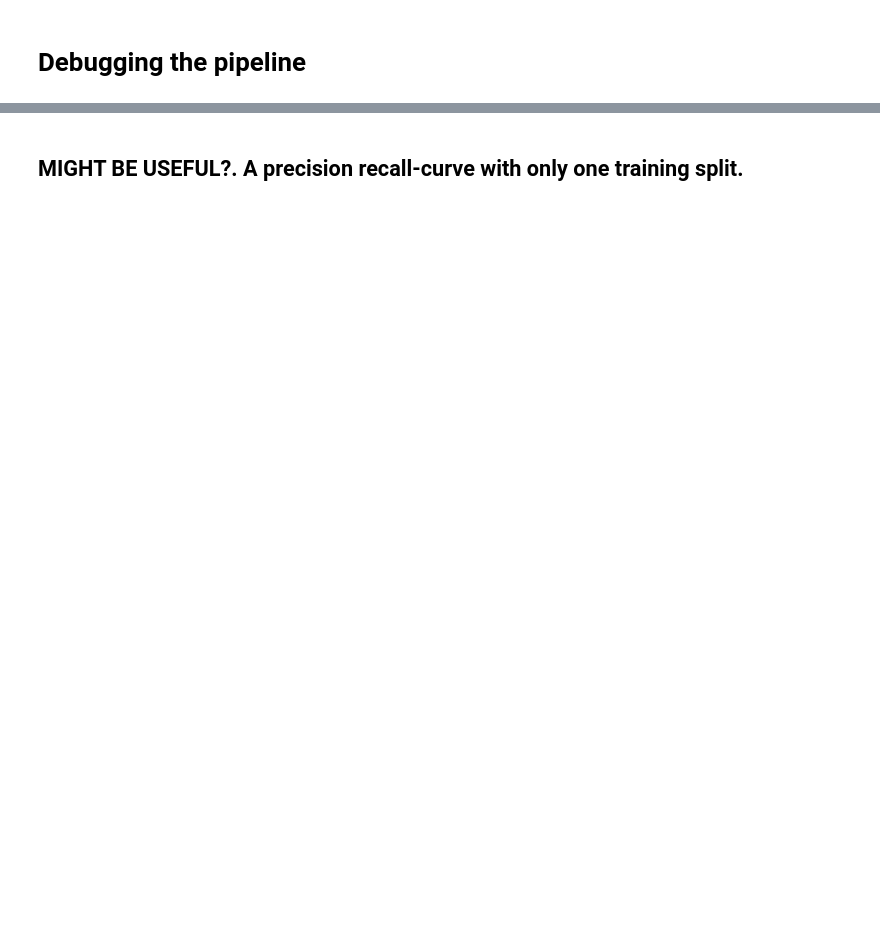
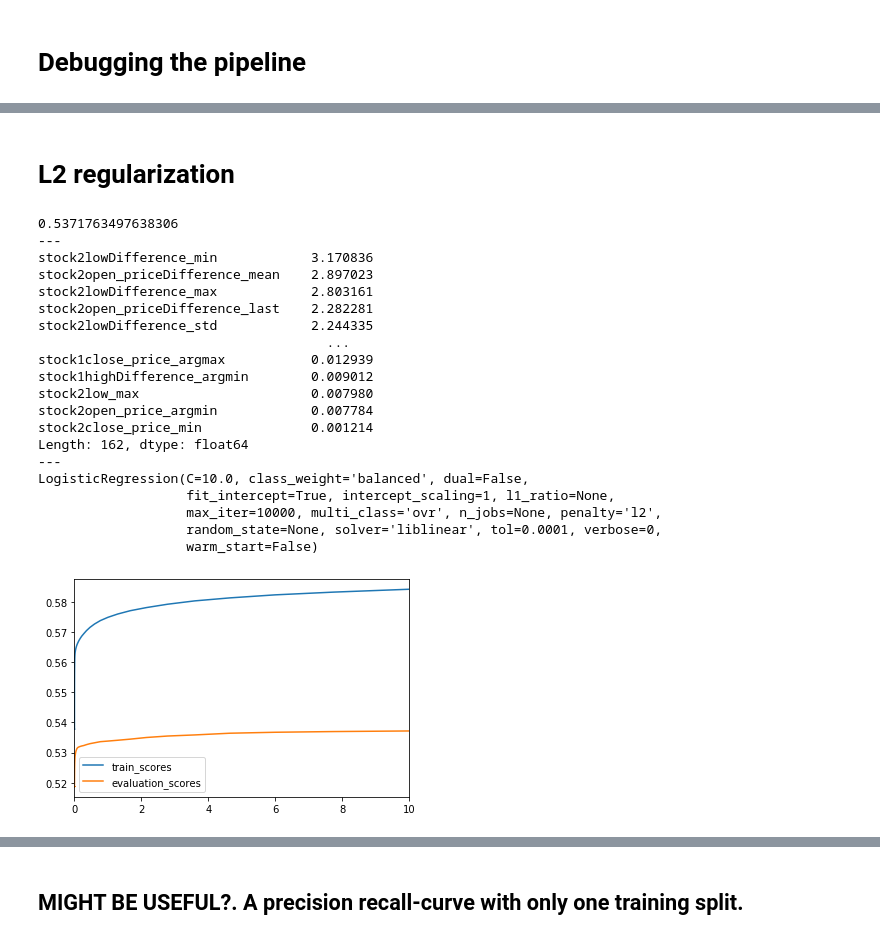
Before and after one commit to luisduque440/moneyManager, a Jupyter notebook: modeling/EDA_IBM_1min.ipynb, the cells around one changed output, grey strips where cells are left out. Drawn from its saved outputs; the diff is of its cells as text; code cells hidden in the pictures; blank space fills up the shorter version.

Commit message:
first efforts trying to make the models work

```diff
--- a/modeling/EDA_IBM_1min.ipynb
+++ b/modeling/EDA_IBM_1min.ipynb
@@ -54,0 +70,6 @@ pipeline = generatePipeline()
+# %%
+pipeline = generatePipeline()
+Xt = pipeline.fit_transform(X,y)
+# holly SHHHIT !! almost 200 features, and counting !
+# %%
+Xt = Xt.drop(columns='hourminute')
@@ -54,0 +104,49 @@ pipeline = generatePipeline()
+# %%
+Xtrain, ytrain = Xt[:-5600], y[:-5600]
+Xtest, ytest = Xt[-5600:], y[-5600:]
+# %% [markdown]
+# L2 regularization
+# %%
+from sklearn.model_selection import GridSearchCV
+from sklearn.linear_model import LogisticRegression
+C = 10**np.linspace(-10,1,100)
+grid_parameters = {
+    'C': C,
+    'class_weight': ['balanced'],
+    'penalty':['l2']
+}
+
+clf = GridSearchCV(LogisticRegression(solver='liblinear', multi_class='ovr', max_iter=10000, C=C), grid_parameters, scoring='average_precision', cv=3, return_train_score=True)
+clf.fit(Xtrain, ytrain);
+test_scores = clf.cv_results_['mean_test_score']
+train_scores = clf.cv_results_['mean_train_score']
+ds = pd.DataFrame({'train_scores':train_scores, 'evaluation_scores':test_scores}, index=C)
+# %%
+ds.plot()
+print(ds.evaluation_scores.max())
+print('---')
+print(pd.Series(clf.best_estimator_.coef_[0], index=Xt.columns).abs().sort_values(ascending=False))
+print('---')
+print(clf.best_estimator_)
+# %% [output]
+0.5371763497638306
+---
+stock2lowDifference_min            3.170836
+stock2open_priceDifference_mean    2.897023
+stock2lowDifference_max            2.803161
+stock2open_priceDifference_last    2.282281
+stock2lowDifference_std            2.244335
+                                     ...
+stock1close_price_argmax           0.012939
+stock1highDifference_argmin        0.009012
+stock2low_max                      0.007980
+stock2open_price_argmin            0.007784
+stock2close_price_min              0.001214
+Length: 162, dtype: float64
+---
+LogisticRegression(C=10.0, class_weight='balanced', dual=False,
+                   fit_intercept=True, intercept_scaling=1, l1_ratio=None,
+                   max_iter=10000, multi_class='ovr', n_jobs=None, penalty='l2',
+                   random_state=None, solver='liblinear', tol=0.0001, verbose=0,
+                   warm_start=False)
+[figure, added]
```
Also changed, not shown: parts of 31 cells of this notebook, 7 other files.
